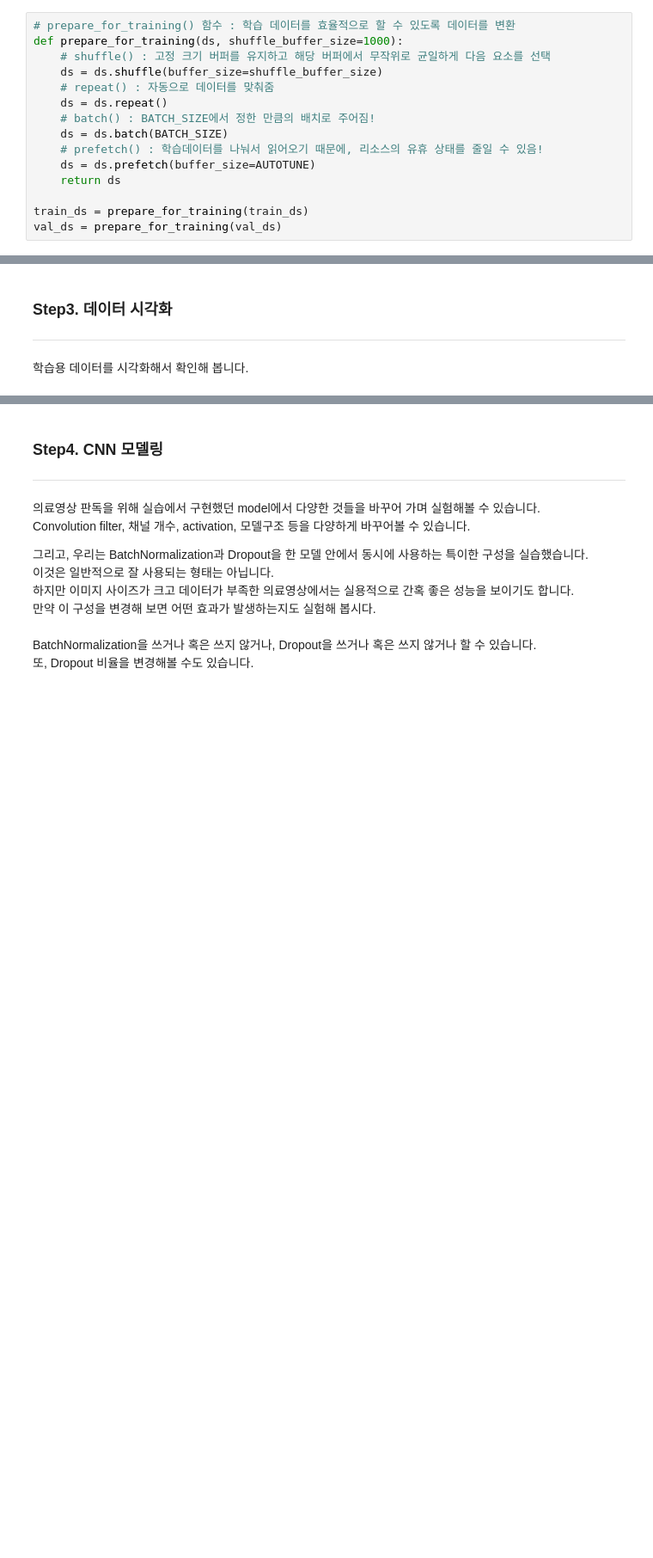
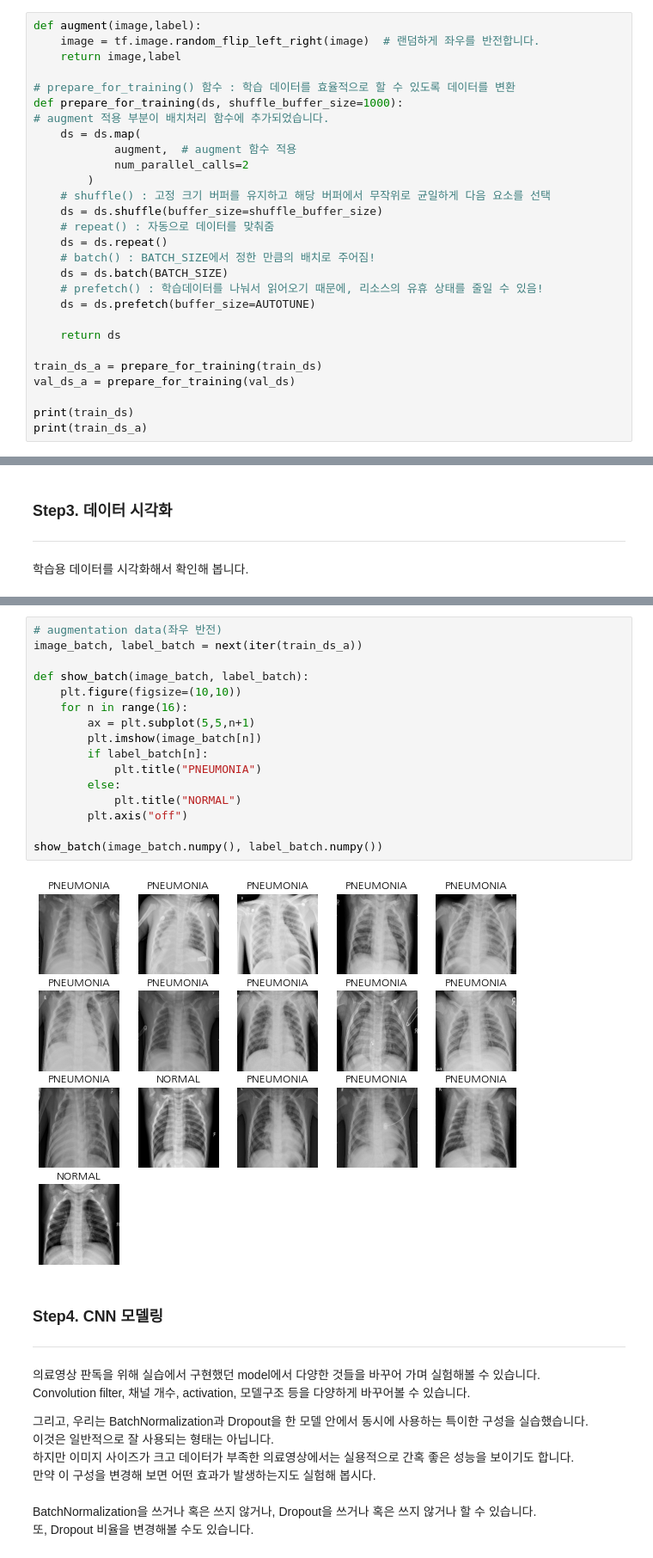
Before and after one commit to nogi519/aiffel, a Jupyter notebook: EXPLORATION14.ipynb, the cells around one changed output, grey strips where cells are left out. Shown at 86% size. Saved outputs shown, nothing was run; the diff lists cells and outputs as text; blank space fills up the shorter version.

```diff
--- a/EXPLORATION14.ipynb
+++ b/EXPLORATION14.ipynb
@@ -237,6 +240,15 @@ test Dataset 갯수: 624 개
 # %%
+def augment(image,label):
+    image = tf.image.random_flip_left_right(image)  # 랜덤하게 좌우를 반전합니다.
+    return image,label
+
 # prepare_for_training() 함수 : 학습 데이터를 효율적으로 할 수 있도록 데이터를 변환
 def prepare_for_training(ds, shuffle_buffer_size=1000):
+# augment 적용 부분이 배치처리 함수에 추가되었습니다.
+    ds = ds.map(
+            augment,  # augment 함수 적용
+            num_parallel_calls=2
+        )
     # shuffle() : 고정 크기 버퍼를 유지하고 해당 버퍼에서 무작위로 균일하게 다음 요소를 선택
     ds = ds.shuffle(buffer_size=shuffle_buffer_size)
     # repeat() : 자동으로 데이터를 맞춰줌
@@ -245,7 +257,11 @@ def prepare_for_training(ds, shuffle_buffer_size=1000):
     ds = ds.batch(BATCH_SIZE)
     # prefetch() : 학습데이터를 나눠서 읽어오기 때문에, 리소스의 유휴 상태를 줄일 수 있음!
     ds = ds.prefetch(buffer_size=AUTOTUNE)
+
     return ds
 
-train_ds = prepare_for_training(train_ds)
-val_ds = prepare_for_training(val_ds)
+train_ds_a = prepare_for_training(train_ds)
+val_ds_a = prepare_for_training(val_ds)
+
+print(train_ds)
+print(train_ds_a)
@@ -276,3 +308,21 @@ show_batch(image_batch.numpy(), label_batch.numpy())
+# %%
+# augmentation data(좌우 반전)
+image_batch, label_batch = next(iter(train_ds_a))
+
+def show_batch(image_batch, label_batch):
+    plt.figure(figsize=(10,10))
+    for n in range(16):
+        ax = plt.subplot(5,5,n+1)
+        plt.imshow(image_batch[n])
+        if label_batch[n]:
+            plt.title("PNEUMONIA")
+        else:
+            plt.title("NORMAL")
+        plt.axis("off")
+
+show_batch(image_batch.numpy(), label_batch.numpy())
+# %% [output]
+[figure, added]
 # %% [markdown]
 ### Step4. CNN 모델링
 ---
```
Also changed, not shown: parts of 23 cells of this notebook.
